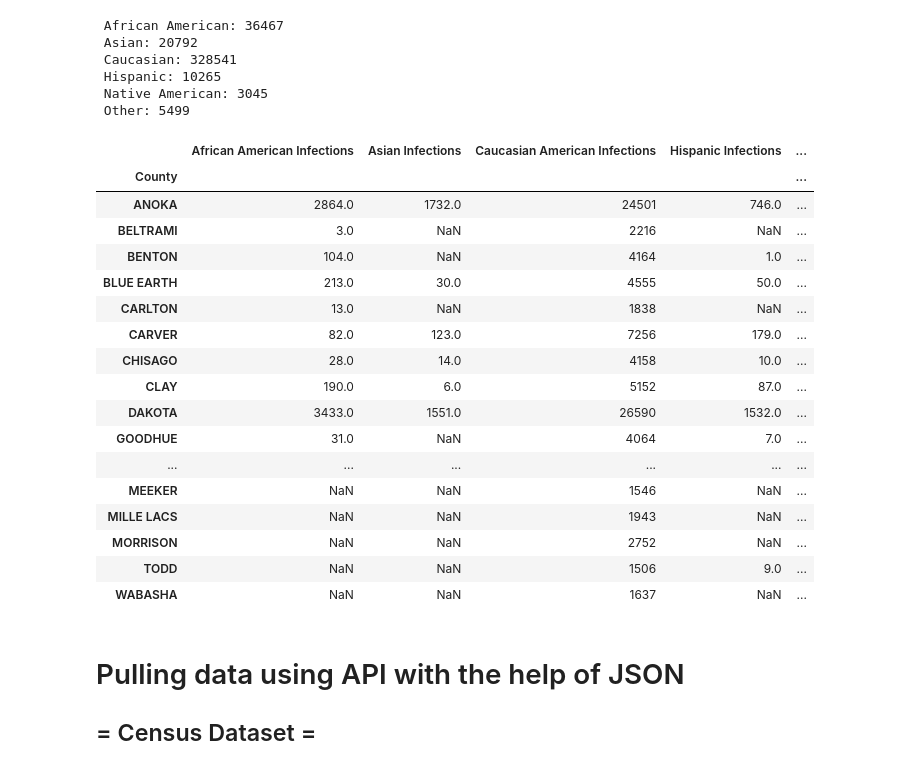
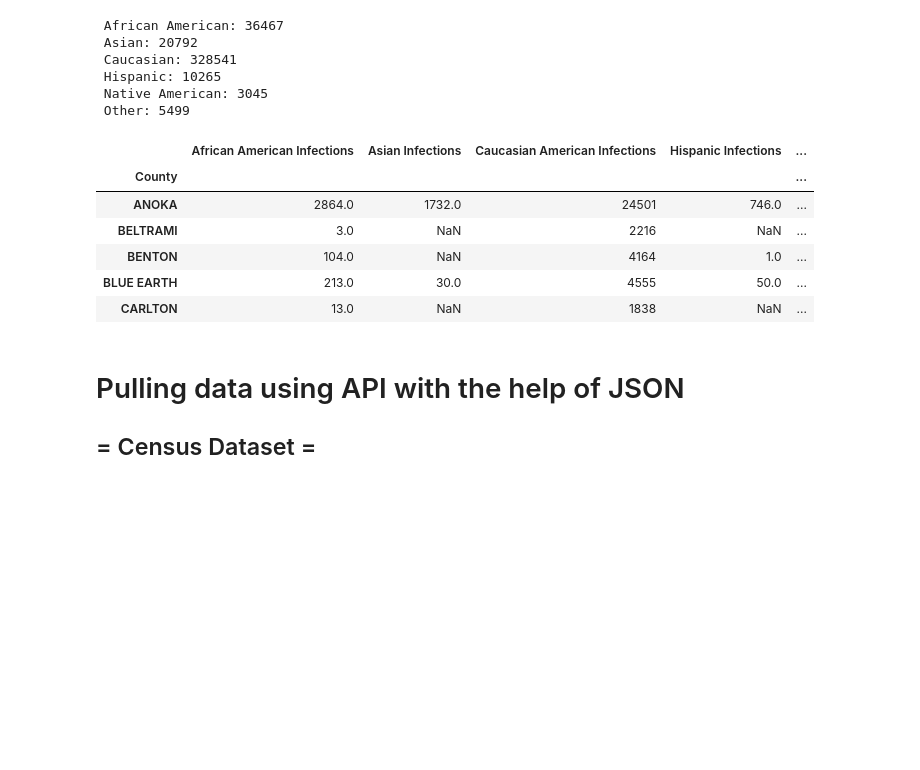
Before and after one commit to tlenzmeier58/Project_1, a Jupyter notebook: working.ipynb, the cells around one changed output. Saved outputs shown, nothing was run; the diff lists cells and outputs as text; code cells hidden in the pictures; blank space fills up the shorter version.

```diff
--- a/working.ipynb
+++ b/working.ipynb
@@ -350,29 +350,18 @@ african_american_asian_caucasian_hispanic_native_american_combined_df = pd.merge
 # %%
 # Rename columns. FINAL summary table
 comprehensive_df = pd.merge(african_american_asian_caucasian_hispanic_native_american_combined_df, cdc_infections_other_sum_df, on=['County'], how = "outer")
 comprehensive_df.columns = ['African American Infections', 'Asian Infections', 'Caucasian American Infections', 'Hispanic Infections', 'Native American Infections', 'Other Infections']
 comprehensive_df
 # comprehensive_clean_df = comprehensive_df.fillna(0)
-comprehensive_df
+comprehensive_df.head()
 # %% [output]
 |  | African American Infections | Asian Infections | Caucasian American Infections | Hispanic Infections | ... |
 | County |  |  |  |  | ... |
 | ANOKA | 2864.0 | 1732.0 | 24501 | 746.0 | ... |
 | BELTRAMI | 3.0 | NaN | 2216 | NaN | ... |
 | BENTON | 104.0 | NaN | 4164 | 1.0 | ... |
 | BLUE EARTH | 213.0 | 30.0 | 4555 | 50.0 | ... |
 | CARLTON | 13.0 | NaN | 1838 | NaN | ... |
-| CARVER | 82.0 | 123.0 | 7256 | 179.0 | ... |
-| CHISAGO | 28.0 | 14.0 | 4158 | 10.0 | ... |
-| CLAY | 190.0 | 6.0 | 5152 | 87.0 | ... |
-| DAKOTA | 3433.0 | 1551.0 | 26590 | 1532.0 | ... |
-| GOODHUE | 31.0 | NaN | 4064 | 7.0 | ... |
-| ... | ... | ... | ... | ... | ... |
-| MEEKER | NaN | NaN | 1546 | NaN | ... |
-| MILLE LACS | NaN | NaN | 1943 | NaN | ... |
-| MORRISON | NaN | NaN | 2752 | NaN | ... |
-| TODD | NaN | NaN | 1506 | 9.0 | ... |
-| WABASHA | NaN | NaN | 1637 | NaN | ... |
 # %% [markdown]
 # Pulling data using API with the help of JSON
 ## = Census Dataset =
```
Also changed, not shown: parts of 3 cells of this notebook, 16 other files.
